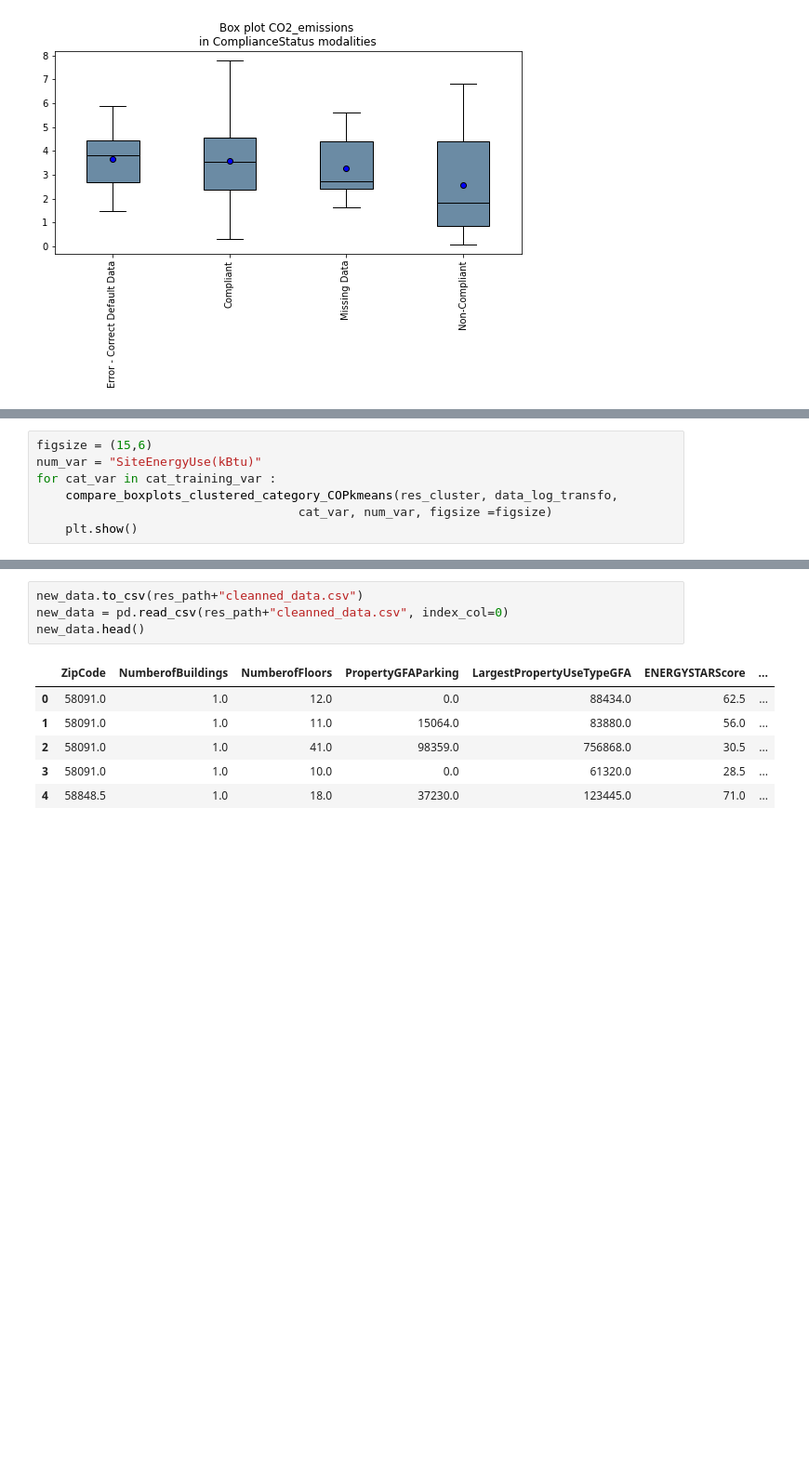
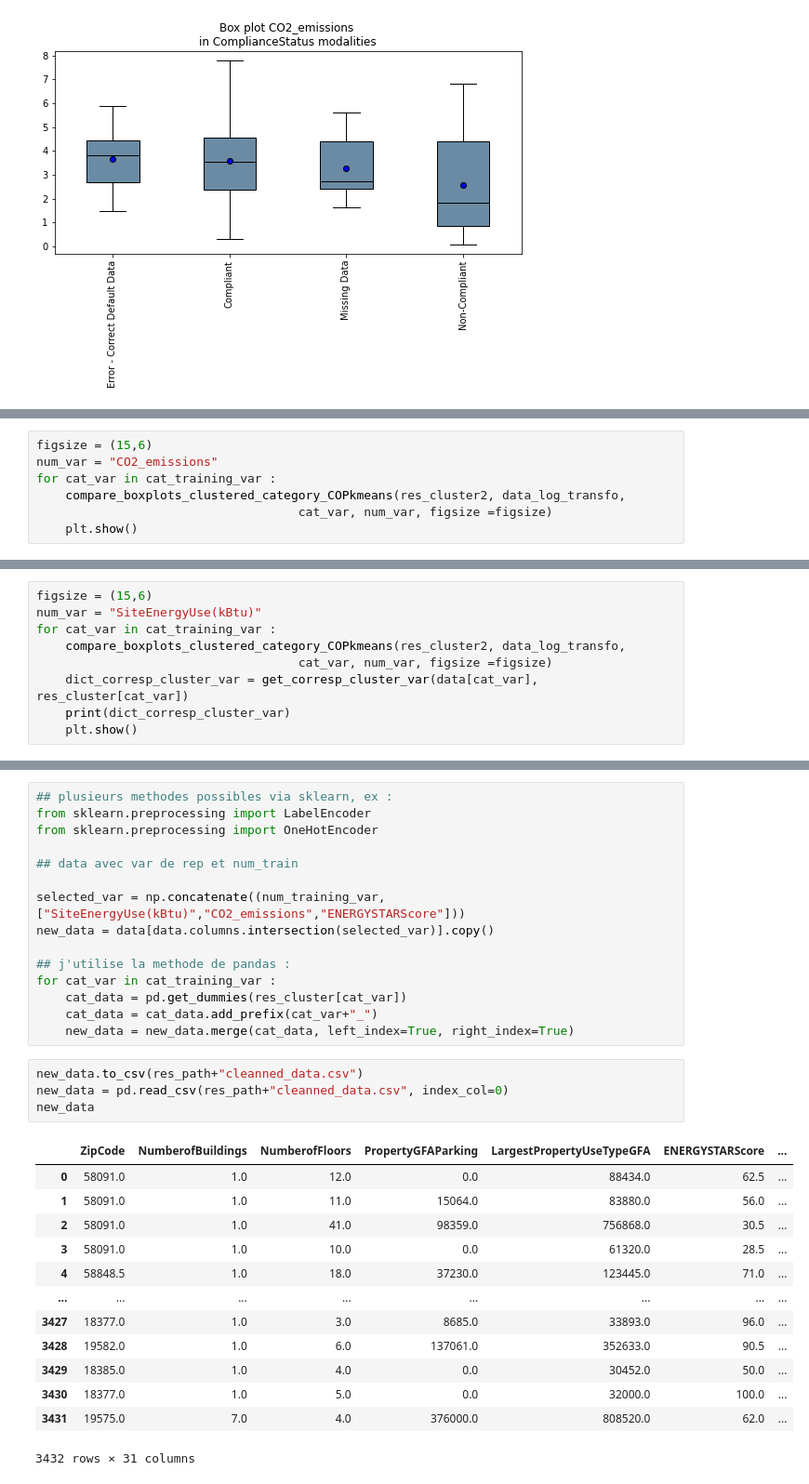
Before and after one commit to ClaireGayral/formation_openclassroom, a Jupyter notebook: P3_gayral_claire/preprocess.ipynb, the cells around one changed output, grey strips where cells are left out. Shown at 93% size. Saved outputs shown, nothing was run; the diff lists cells and outputs as text; blank space fills up the shorter version.

```diff
--- a/P3_gayral_claire/preprocess.ipynb
+++ b/P3_gayral_claire/preprocess.ipynb
@@ -1013,7 +843,0 @@ LargestPropertyUseType clustered : eta² = 0.1
-# %%
-figsize = (15,6)
-num_var = "SiteEnergyUse(kBtu)"
-for cat_var in cat_training_var :
-    compare_boxplots_clustered_category_COPkmeans(res_cluster, data_log_transfo,
-                                    cat_var, num_var, figsize =figsize)
-    plt.show()
@@ -1048,0 +987,7 @@ new_data = new_data.merge(pd.get_dummies(data[var]),left_index=True, right_index
+# %%
+figsize = (15,6)
+num_var = "CO2_emissions"
+for cat_var in cat_training_var :
+    compare_boxplots_clustered_category_COPkmeans(res_cluster2, data_log_transfo,
+                                    cat_var, num_var, figsize =figsize)
+    plt.show()
@@ -1048,0 +1004,9 @@ new_data = new_data.merge(pd.get_dummies(data[var]),left_index=True, right_index
+# %%
+figsize = (15,6)
+num_var = "SiteEnergyUse(kBtu)"
+for cat_var in cat_training_var :
+    compare_boxplots_clustered_category_COPkmeans(res_cluster2, data_log_transfo,
+                                    cat_var, num_var, figsize =figsize)
+    dict_corresp_cluster_var = get_corresp_cluster_var(data[cat_var], res_cluster[cat_var])
+    print(dict_corresp_cluster_var)
+    plt.show()
@@ -1049,11 +1053,33 @@ new_data = new_data.merge(pd.get_dummies(data[var]),left_index=True, right_index
+# %%
+## plusieurs methodes possibles via sklearn, ex :
+from sklearn.preprocessing import LabelEncoder
+from sklearn.preprocessing import OneHotEncoder
+
+## data avec var de rep et num_train
+
+selected_var = np.concatenate((num_training_var,["SiteEnergyUse(kBtu)","CO2_emissions","ENERGYSTARScore"]))
+new_data = data[data.columns.intersection(selected_var)].copy()
+
+## j'utilise la methode de pandas :
+for cat_var in cat_training_var :
+    cat_data = pd.get_dummies(res_cluster[cat_var])
+    cat_data = cat_data.add_prefix(cat_var+"_")
+    new_data = new_data.merge(cat_data, left_index=True, right_index=True)
 # %%
 new_data.to_csv(res_path+"cleanned_data.csv")
 new_data = pd.read_csv(res_path+"cleanned_data.csv", index_col=0)
-new_data.head()
+new_data
 # %% [output]
 |  | ZipCode | NumberofBuildings | NumberofFloors | PropertyGFAParking | LargestPropertyUseTypeGFA | ENERGYSTARScore | ... |
 | 0 | 58091.0 | 1.0 | 12.0 | 0.0 | 88434.0 | 62.5 | ... |
 | 1 | 58091.0 | 1.0 | 11.0 | 15064.0 | 83880.0 | 56.0 | ... |
 | 2 | 58091.0 | 1.0 | 41.0 | 98359.0 | 756868.0 | 30.5 | ... |
 | 3 | 58091.0 | 1.0 | 10.0 | 0.0 | 61320.0 | 28.5 | ... |
 | 4 | 58848.5 | 1.0 | 18.0 | 37230.0 | 123445.0 | 71.0 | ... |
+| ... | ... | ... | ... | ... | ... | ... | ... |
+| 3427 | 18377.0 | 1.0 | 3.0 | 8685.0 | 33893.0 | 96.0 | ... |
+| 3428 | 19582.0 | 1.0 | 6.0 | 137061.0 | 352633.0 | 90.5 | ... |
+| 3429 | 18385.0 | 1.0 | 4.0 | 0.0 | 30452.0 | 50.0 | ... |
+| 3430 | 18377.0 | 1.0 | 5.0 | 0.0 | 32000.0 | 100.0 | ... |
+| 3431 | 19575.0 | 7.0 | 4.0 | 376000.0 | 808520.0 | 62.0 | ... |
+3432 rows × 31 columns
```
Also changed, not shown: parts of 60 cells of this notebook, 2 other files.
